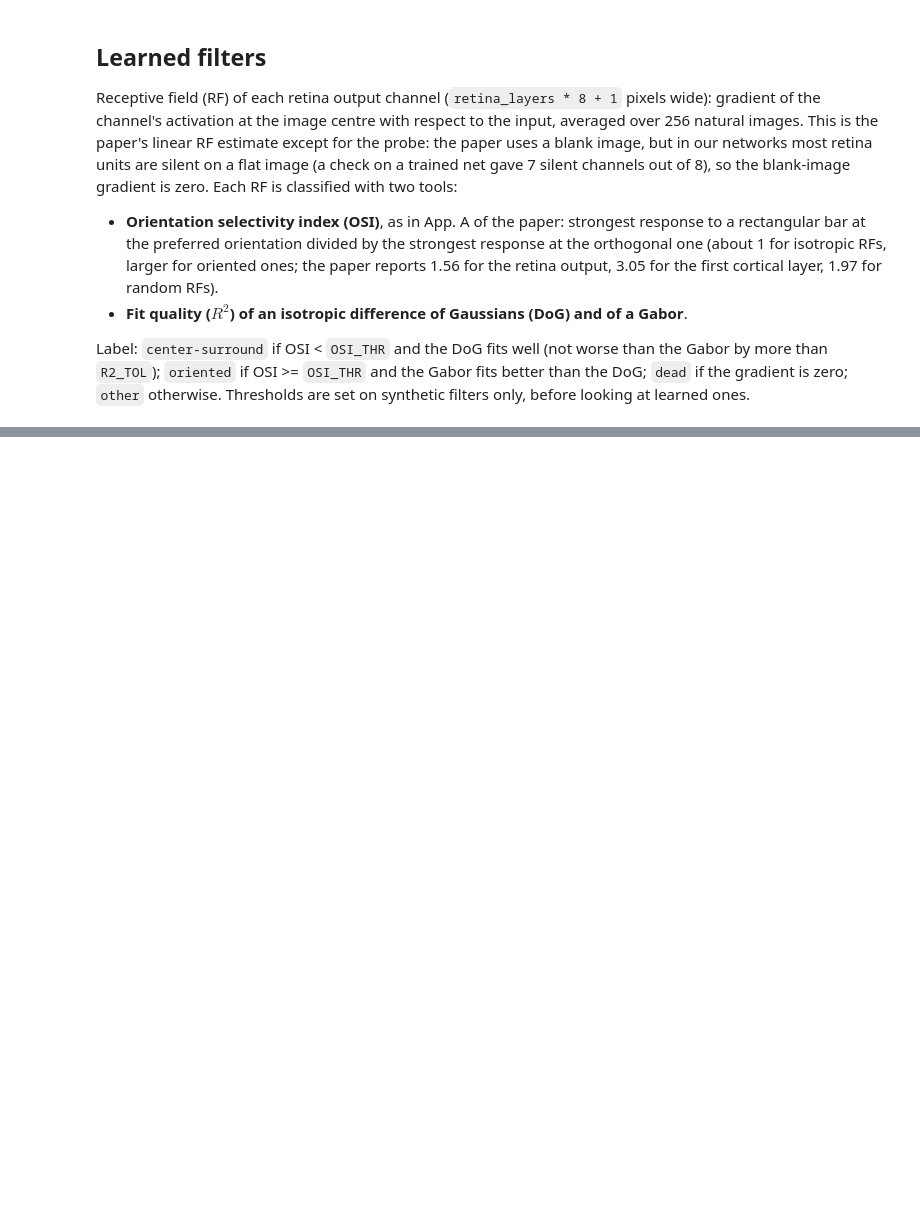
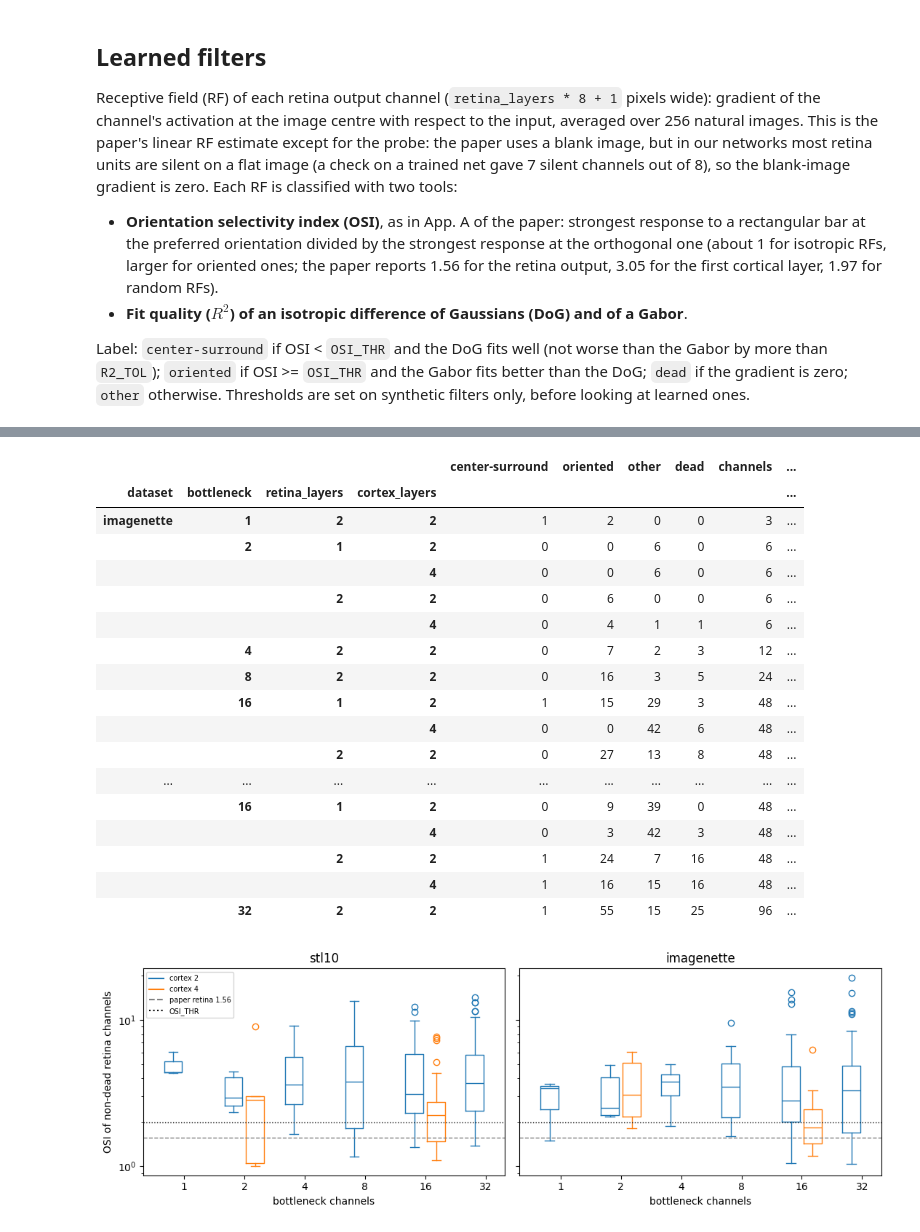
Before and after one commit to capialbino/dl-retina-bottleneck, a Jupyter notebook: retina_bottleneck.ipynb, the cells around one changed output, grey strips where cells are left out. Drawn from its saved outputs; the diff is of its cells as text; code cells hidden in the pictures; blank space fills up the shorter version.

```diff
--- a/retina_bottleneck.ipynb
+++ b/retina_bottleneck.ipynb
@@ -289,11 +318,11 @@ def probe_images(ds, n=256):
     idx = torch.randperm(len(x), generator=torch.Generator().manual_seed(0))[:n]
     return x[idx].float().div(255).to(DEVICE)
 
-def retina_rfs(model, images):
+def retina_rfs(model, images, size=IMG_SIZE):
     """Linear RF of each retina output channel at the image centre: gradient w.r.t. the input, averaged over natural images.
     The paper uses a blank image; in our nets most units are silent on a flat image (ReLU, negative biases), so the blank-image gradient is 0."""
     n_conv = sum(isinstance(m, nn.Conv2d) for m in model.retina)
-    c, h = IMG_SIZE // 2, n_conv * (KERNEL - 1) // 2
+    c, h = size // 2, n_conv * (KERNEL - 1) // 2
     x = images.clone().requires_grad_(True)
     out = model.retina(x)
     rfs = []
@@ -459,0 +550,46 @@ depth
+# %%
+# Label counts (not percentages) and OSI of the live retina channels for every configuration, plus the OSI distribution per bottleneck.
+live = filters_df[filters_df.label != 'dead']
+counts = filters_df.groupby(keys).label.value_counts().unstack(fill_value=0).reindex(columns=LABELS, fill_value=0)
+counts['channels'] = counts.sum(axis=1)
+osi_tab = live.groupby(keys).osi.agg(live='count', osi_median='median')
+osi_tab['share_osi_lt_2'] = live.groupby(keys).osi.apply(lambda x: (x < OSI_THR).mean())  # share of isotropic-looking channels
+display(counts.join(osi_tab).round(2))
+
+fig, axes = plt.subplots(1, 2, figsize=(11, 3.8), sharey=True)
+for ax, ds in zip(axes, DATASETS):
+    d = live[(live.dataset == ds) & (live.retina_layers == 2)]
+    for j, b in enumerate(BOTTLENECKS):
+        for cl, off, col in ((2, -0.18, 'C0'), (4, 0.18, 'C1')):  # cortex depth 4 exists only for bottleneck 2 and 16
+            v = d[(d.bottleneck == b) & (d.cortex_layers == cl)].osi
+            if len(v):
+                ax.boxplot(v, positions=[j + off], widths=0.3, boxprops=dict(color=col), medianprops=dict(color=col),
+                           whiskerprops=dict(color=col), capprops=dict(color=col), flierprops=dict(markeredgecolor=col))
+    ax.axhline(1.56, ls='--', color='gray', lw=1)  # retina OSI of the paper
+    ax.axhline(OSI_THR, ls=':', color='k', lw=1)   # threshold of the `oriented` label
+    ax.set(xticks=range(len(BOTTLENECKS)), xticklabels=BOTTLENECKS, xlabel='bottleneck channels', title=ds, yscale='log')
+axes[0].set_ylabel('OSI of non-dead retina channels')
+axes[0].legend(handles=[plt.Line2D([], [], color='C0', label='cortex 2'), plt.Line2D([], [], color='C1', label='cortex 4'),
+                        plt.Line2D([], [], color='gray', ls='--', label='paper retina 1.56'), plt.Line2D([], [], color='k', ls=':', label='OSI_THR')], fontsize=7)
+plt.tight_layout()
+plt.show()
+# %% [output]
+|  |  |  |  | center-surround | oriented | other | dead | channels | ... |
+| dataset | bottleneck | retina_layers | cortex_layers |  |  |  |  |  | ... |
+| imagenette | 1 | 2 | 2 | 1 | 2 | 0 | 0 | 3 | ... |
+|  | 2 | 1 | 2 | 0 | 0 | 6 | 0 | 6 | ... |
+|  |  |  | 4 | 0 | 0 | 6 | 0 | 6 | ... |
+|  |  | 2 | 2 | 0 | 6 | 0 | 0 | 6 | ... |
+|  |  |  | 4 | 0 | 4 | 1 | 1 | 6 | ... |
+|  | 4 | 2 | 2 | 0 | 7 | 2 | 3 | 12 | ... |
+|  | 8 | 2 | 2 | 0 | 16 | 3 | 5 | 24 | ... |
+|  | 16 | 1 | 2 | 1 | 15 | 29 | 3 | 48 | ... |
+|  |  |  | 4 | 0 | 0 | 42 | 6 | 48 | ... |
+|  |  | 2 | 2 | 0 | 27 | 13 | 8 | 48 | ... |
+| ... | ... | ... | ... | ... | ... | ... | ... | ... | ... |
+|  | 16 | 1 | 2 | 0 | 9 | 39 | 0 | 48 | ... |
+|  |  |  | 4 | 0 | 3 | 42 | 3 | 48 | ... |
+|  |  | 2 | 2 | 1 | 24 | 7 | 16 | 48 | ... |
+|  |  |  | 4 | 1 | 16 | 15 | 16 | 48 | ... |
+|  | 32 | 2 | 2 | 1 | 55 | 15 | 25 | 96 | ... |
+[figure, added]
```
Also changed, not shown: parts of 14 cells of this notebook, 4 other files.
